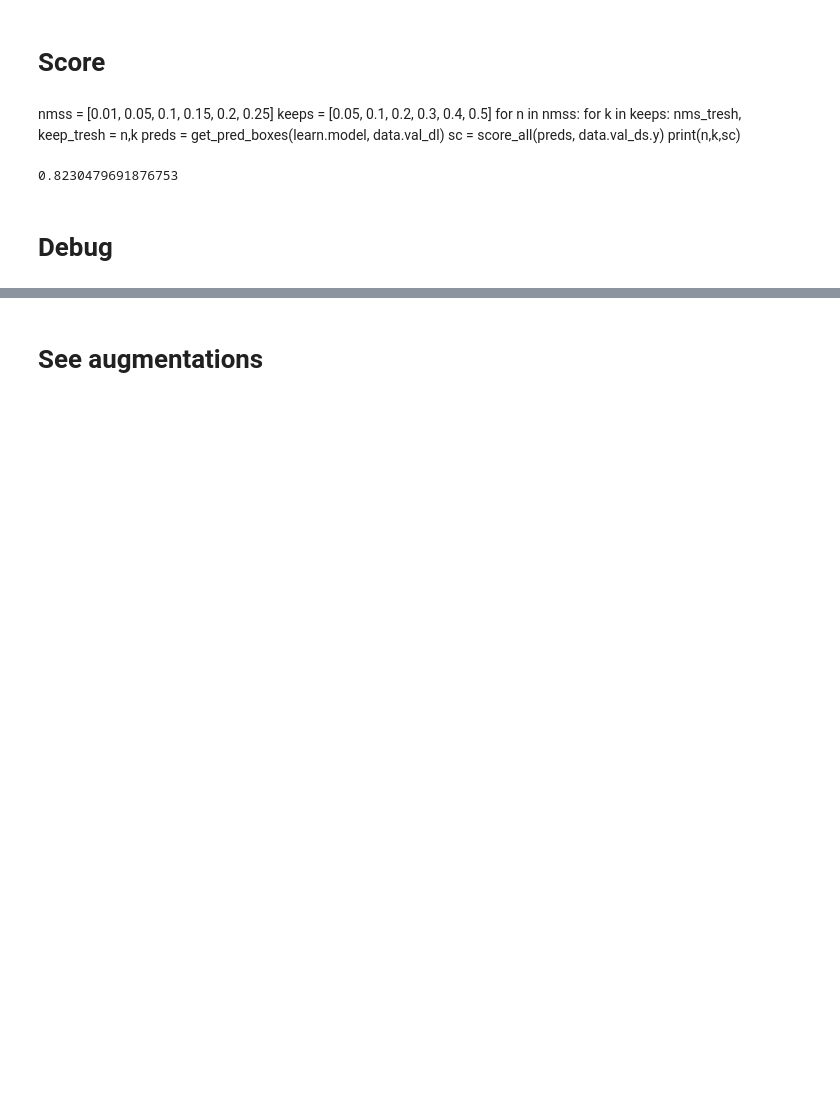
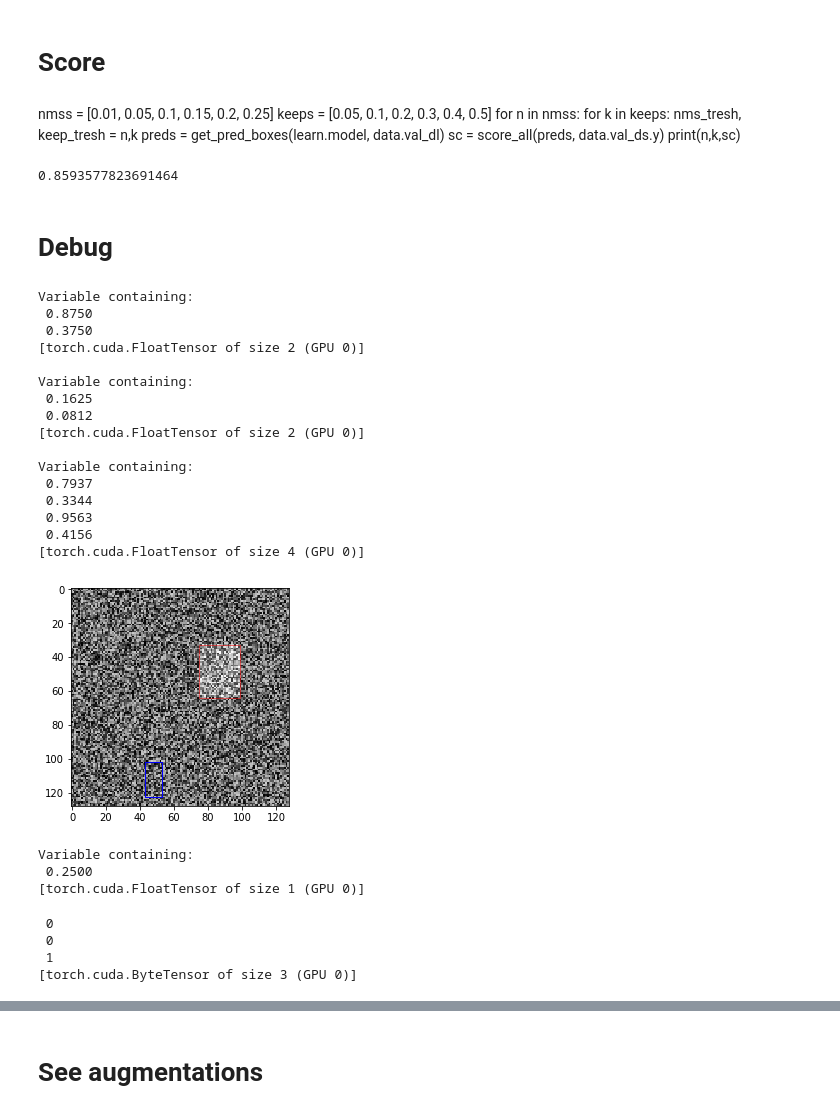
Before and after one commit to slawekslex/dl_experiments, a Jupyter notebook: pneumonia/ToyClassification.ipynb, the cells around one changed output, grey strips where cells are left out. Drawn from its saved outputs; the diff is of its cells as text; code cells hidden in the pictures; blank space fills up the shorter version.

```diff
--- a/pneumonia/ToyClassification.ipynb
+++ b/pneumonia/ToyClassification.ipynb
@@ -143,7 +143,7 @@ val_idxs.shape
 # %% [output]
 (1000,)
 # %%
-bs  = 128
+bs  = 64
 arch = resnet34
 sz=128
 # %%
@@ -305,14 +363,4 @@ def ssd_loss(pred,targ,print_it=False):
     return lls+lng
 # %% [markdown]
 # Create and train model
-# %%
-'''def class_data(sz):
-    tfms = tfms_from_model(arch, sz)
-    data = ImageClassifierData.from_csv(PATH, 'train', PATH/'train_targets.csv', val_idxs=val_idxs, tfms=tfms)
-    return data
-class_learn = ConvLearner.pretrained(arch, class_data(sz))
-class_learn.load('toyclass')
-
-def my_model(pretrained):
-    return class_learn.model'''
 # %%
@@ -425,9 +491,62 @@ def get_pred_boxes(model, dl):
     return res
 #data.val_dl.batch_sampler.batch_size=128
 preds = get_pred_boxes(learn.model, data.val_dl)
+
+score_all(preds, data.val_ds.y)
+# %% [output]
+0.8593577823691464
-# %%
-score_all(preds, data.val_ds.y)
-# %% [output]
-0.8230479691876753
 # %% [markdown]
 # Debug
+# %%
+def show_anchor(anch_idx):
+    actn_bbs = V(np.array([0,0,-1,-1],dtype=float))
+    center = actn_bbs[:2]/2 * grid_sizes[anch_idx]+anchors[anch_idx,:2]
+    actn_hw = (actn_bbs[2:]/2+1) * anchors[anch_idx,2:]
+    ax = display(data.val_ds.fnames[2])
+    print(center)
+    print(actn_hw)
+    corners = torch.cat([center-actn_hw/2, center+actn_hw/2])
+    print(corners)
+    draw_rect(ax,bb_hw(corners.cpu().data.numpy()*128),'blue')
+
+show_anchor(124)
+# %% [output]
+Variable containing:
+ 0.8750
+ 0.3750
+[torch.cuda.FloatTensor of size 2 (GPU 0)]
+
+Variable containing:
+ 0.1625
+ 0.0812
+[torch.cuda.FloatTensor of size 2 (GPU 0)]
+
+Variable containing:
+ 0.7937
+ 0.3344
+ 0.9563
+ 0.4156
+[torch.cuda.FloatTensor of size 4 (GPU 0)]
+[figure, added]
+# %%
+actn_bbs = np.array([0,0,0,0])
+center = actn_bbs[:2]/2
+grid_sizes[0]
+# %% [output]
+Variable containing:
+ 0.2500
+[torch.cuda.FloatTensor of size 1 (GPU 0)]
+# %%
+a = T([1.0,2.0])
+b = T([0.0, 3.0, 1.5, 1.5, 1.5,2.5])
+b = b.view(-1,2)
+l1 = a < b
+l2 = a <b
+l1,l2
+ct =torch.cat([l1,l2],dim=1)
+ct.min(1)[0]
+# %% [output]
+ 0
+ 0
+ 1
+[torch.cuda.ByteTensor of size 3 (GPU 0)]
```
Also changed, not shown: parts of 28 cells of this notebook, 1 other file.
